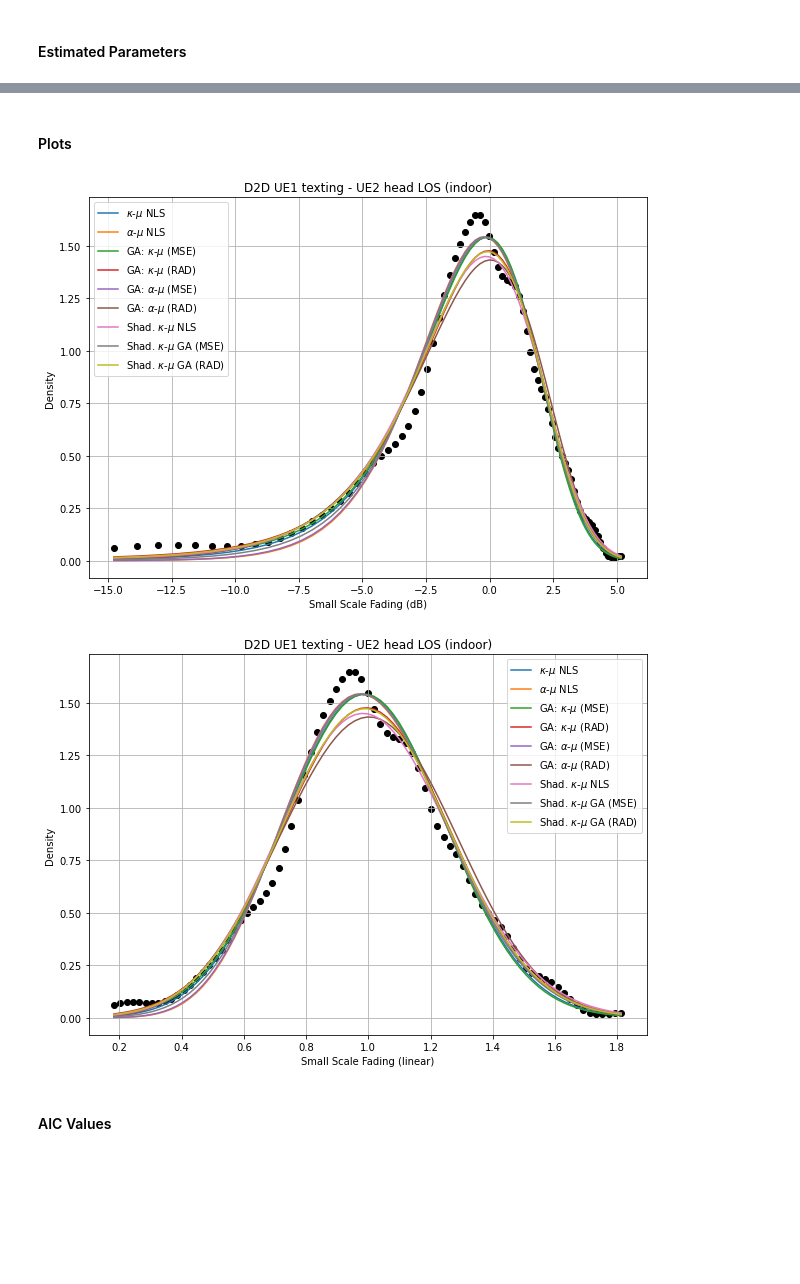
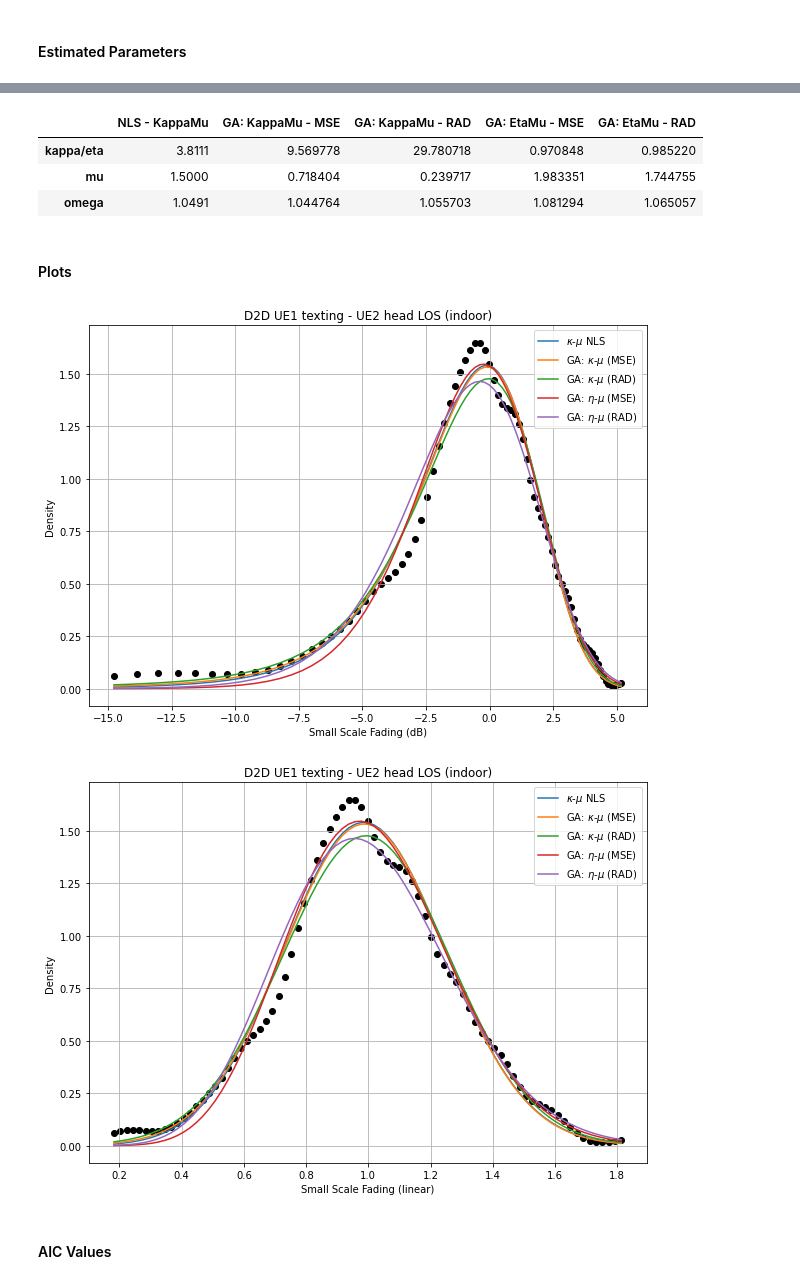
Before and after one commit to SamuelBFG/ga-fading, a Jupyter notebook: D2D/Estimated_parameters_localmean/GA_Eta_Mu_Kappa_Mu_Fitting.ipynb, the cells around one changed output, grey strips where cells are left out. Drawn from its saved outputs; the diff is of its cells as text; code cells hidden in the pictures; blank space fills up the shorter version.

```diff
--- a/D2D/Estimated_parameters_localmean/GA_Eta_Mu_Kappa_Mu_Fitting.ipynb
+++ b/D2D/Estimated_parameters_localmean/GA_Eta_Mu_Kappa_Mu_Fitting.ipynb
@@ -976,8 +776,8 @@ Case: D2D UE1 head - UE2 pocket NLOS (indoor)
 ### D2D UE1 texting - UE2 head LOS (indoor) [Case 3]
 # %%
 case = 'D2D UE1 texting - UE2 head LOS (indoor)'
-estParameters_au_ku_case3 = pd.DataFrame()
-estParameters_sku_case3 = pd.DataFrame()
+estParameters_eu_ku_case3 = pd.DataFrame()
+# estParameters_sku_case3 = pd.DataFrame()
 Xdata, Ydata = getDensityEstimationSamples(UE1text_UE2head_LOS.dropna(), nExtractedSamples, case)
 # %% [output]
 [figure]
@@ -1063,25 +822,38 @@ display(estParameters_sku_case3)
+# %%
+nls_ku_case3 = [3.8111, 1.5, 1.0491] # KappaMu NLS
+# nls_eu_case3 = [3.6888, 0.93352, 1.0856] # EtaMu NLS
+
+estParameters_eu_ku_case3['NLS - KappaMu'] = nls_ku_case3
+# estParameters_eu_ku_case3['NLS - EtaMu'] = nls_eu_case3
+estParameters_eu_ku_case3['GA: KappaMu - MSE'] = ku_kappa_mse, ku_mu_mse, ku_omega_mse
+estParameters_eu_ku_case3['GA: KappaMu - RAD'] = ku_kappa_rad, ku_mu_rad, ku_omega_rad
+estParameters_eu_ku_case3['GA: EtaMu - MSE'] = eu_eta_mse, eu_mu_mse, eu_omega_mse
+estParameters_eu_ku_case3['GA: EtaMu - RAD'] = eu_eta_rad, eu_mu_rad, eu_omega_rad
+
+index = pd.Index(['kappa/eta', 'mu', 'omega'])
+estParameters_eu_ku_case3 = estParameters_eu_ku_case3.set_index(index)
+display(estParameters_eu_ku_case3)
+# %% [output]
+|  | NLS - KappaMu | GA: KappaMu - MSE | GA: KappaMu - RAD | GA: EtaMu - MSE | GA: EtaMu - RAD |
+| kappa/eta | 3.8111 | 9.569778 | 29.780718 | 0.970848 | 0.985220 |
+| mu | 1.5000 | 0.718404 | 0.239717 | 1.983351 | 1.744755 |
+| omega | 1.0491 | 1.044764 | 1.055703 | 1.081294 | 1.065057 |
 # %% [markdown]
 #### Plots
 # %%
 ku_case3_pdf = KappaMuPDF(Xdata, nls_ku_case3[0], nls_ku_case3[1], nls_ku_case3[2]).astype(float)
-au_case3_pdf = AlphaMuPDF(Xdata, nls_au_case3[0], nls_au_case3[1], nls_au_case3[2]).astype(float)
-sku_case3_pdf = shadowedKappaMuPDF(Xdata, nls_sku_case3[0], nls_sku_case3[1], nls_sku_case3[2], nls_sku_case3[3]).astype(float)
 
 plotResults(Xdata,\
      Ydata,\
      ku_case3_pdf,\
-     au_case3_pdf,\
-     estParameters_au_ku_case3['GA: KappaMu - MSE'],\
-     estParameters_au_ku_case3['GA: KappaMu - RAD'],\
-     estParameters_au_ku_case3['GA: AlphaMu - MSE'],\
-     estParameters_au_ku_case3['GA: AlphaMu - RAD'],\
-     sku_case3_pdf,\
-     estParameters_sku_case3['GA: Shad. KappaMu T1 - MSE'],\
-     estParameters_sku_case3['GA: Shad. KappaMu T1 - RAD'],\
+     estParameters_eu_ku_case3['GA: KappaMu - MSE'],\
+     estParameters_eu_ku_case3['GA: KappaMu - RAD'],\
+     estParameters_eu_ku_case3['GA: EtaMu - MSE'],\
+     estParameters_eu_ku_case3['GA: EtaMu - RAD'],\
      case)
 # %% [output]
-[figure, old version]
+[figure, new version]
-[figure, old version]
+[figure, new version]
 # %% [markdown]
 #### AIC Values
 # %%
```
Also changed, not shown: parts of 25 cells of this notebook.
